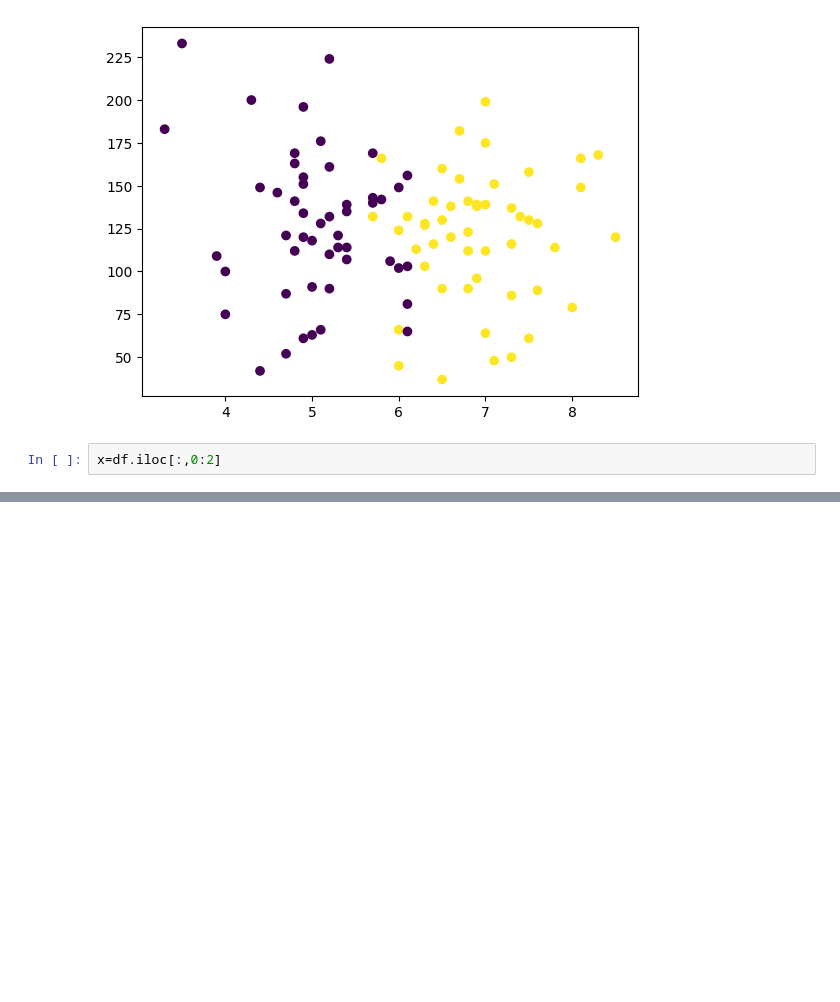
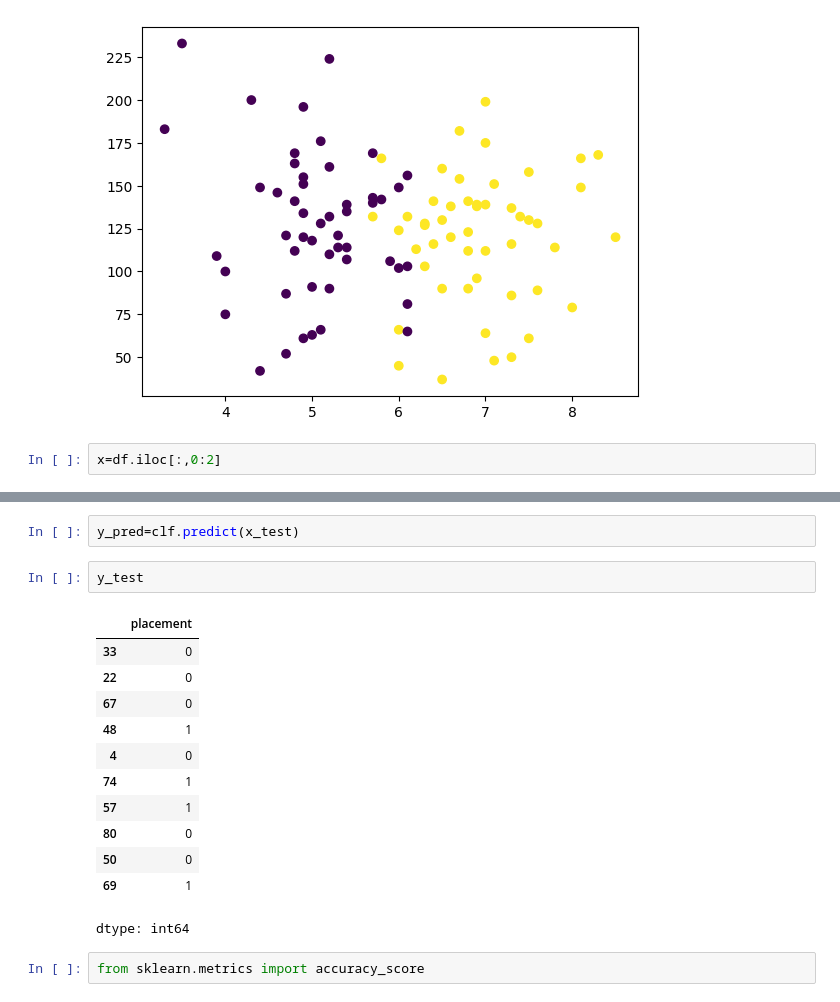
Before and after one commit to mittalsuhani/Numpy-pandas-matplotlib, a Jupyter notebook: project1.ipynb, the cells around one changed output, grey strips where cells are left out. Drawn from its saved outputs; the diff is of its cells as text; blank space fills up the shorter version.

```diff
--- a/project1.ipynb
+++ b/project1.ipynb
@@ -69,0 +122,19 @@ y=
+# %%
+y_pred=clf.predict(x_test)
+# %%
+y_test
+# %% [output]
+|  | placement |
+| 33 | 0 |
+| 22 | 0 |
+| 67 | 0 |
+| 48 | 1 |
+| 4 | 0 |
+| 74 | 1 |
+| 57 | 1 |
+| 80 | 0 |
+| 50 | 0 |
+| 69 | 1 |
+dtype: int64
+# %%
+from sklearn.metrics import accuracy_score
```
Also changed, not shown: parts of 16 cells of this notebook.
